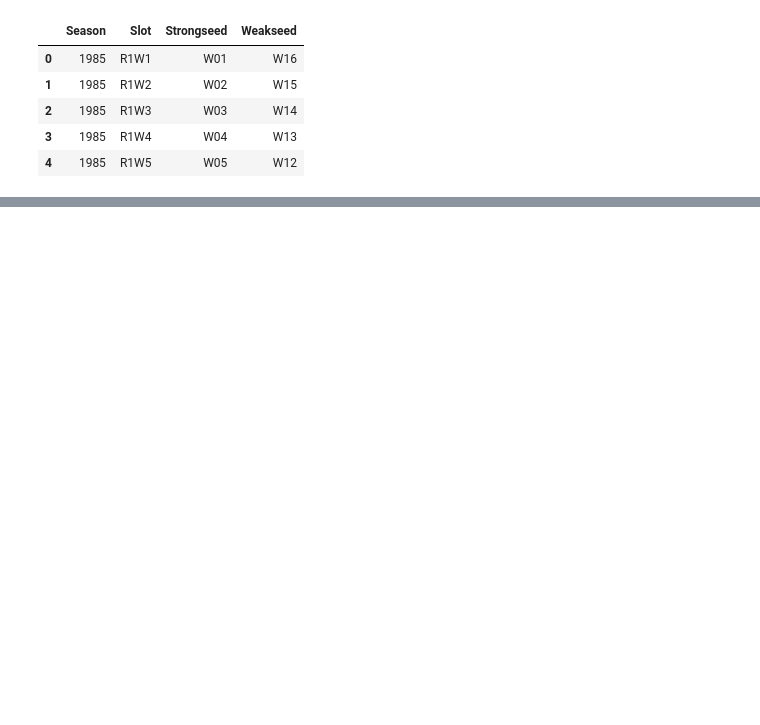
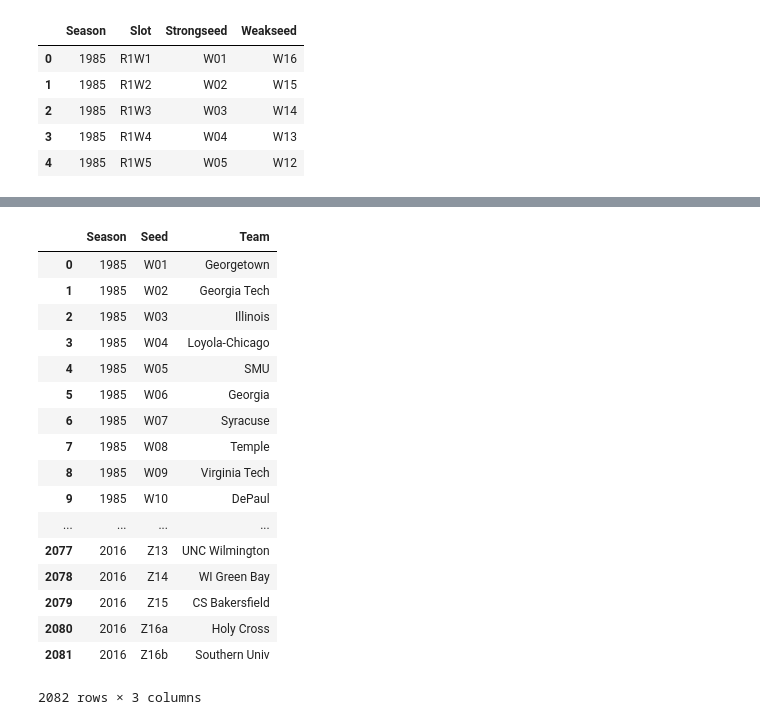
Before and after one commit to healykys/MarchMadnessProject, a Jupyter notebook: March Madness 2017.ipynb, the cells around one changed output, grey strips where cells are left out. Saved outputs shown, nothing was run; the diff lists cells and outputs as text; code cells hidden in the pictures; blank space fills up the shorter version.

```diff
--- a/March Madness 2017.ipynb
+++ b/March Madness 2017.ipynb
@@ -104,0 +65,23 @@ regSeasonDetailed_df.head()
+# %%
+#Tourney Seeds
+tourneySeeds_df['Team'] = tourneySeeds_df['Team'].map(team_dict)
+tourneySeeds_df
+# %% [output]
+|  | Season | Seed | Team |
+| 0 | 1985 | W01 | Georgetown |
+| 1 | 1985 | W02 | Georgia Tech |
+| 2 | 1985 | W03 | Illinois |
+| 3 | 1985 | W04 | Loyola-Chicago |
+| 4 | 1985 | W05 | SMU |
+| 5 | 1985 | W06 | Georgia |
+| 6 | 1985 | W07 | Syracuse |
+| 7 | 1985 | W08 | Temple |
+| 8 | 1985 | W09 | Virginia Tech |
+| 9 | 1985 | W10 | DePaul |
+| ... | ... | ... | ... |
+| 2077 | 2016 | Z13 | UNC Wilmington |
+| 2078 | 2016 | Z14 | WI Green Bay |
+| 2079 | 2016 | Z15 | CS Bakersfield |
+| 2080 | 2016 | Z16a | Holy Cross |
+| 2081 | 2016 | Z16b | Southern Univ |
+2082 rows × 3 columns
```
Also changed, not shown: parts of 15 cells of this notebook.
